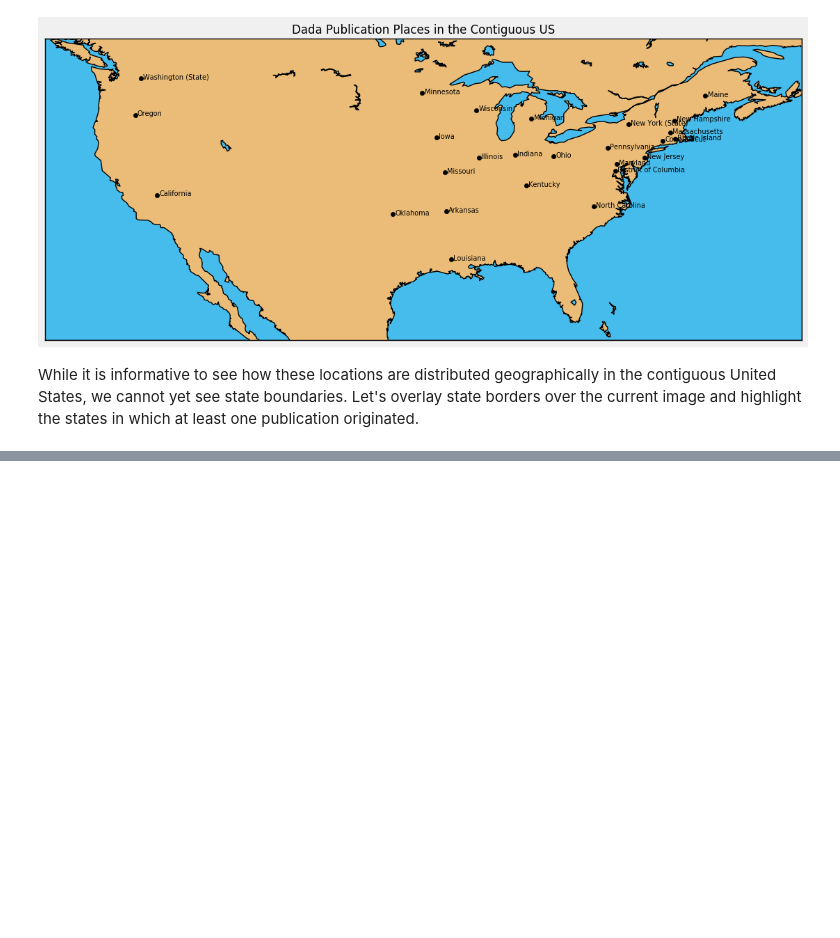
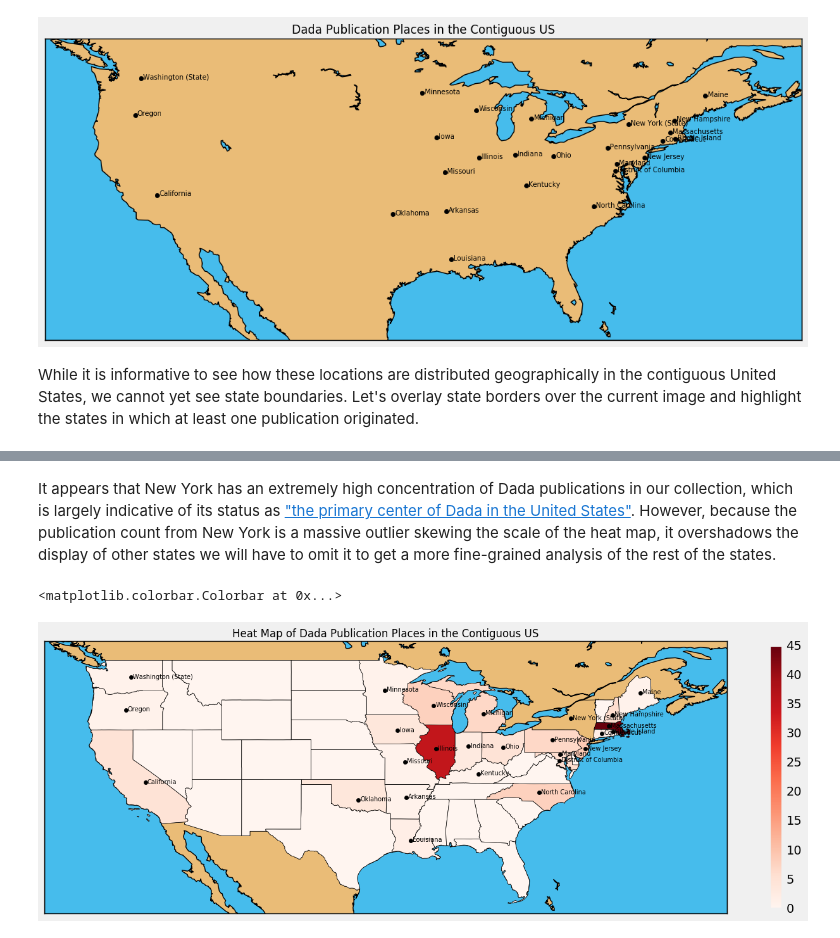
Before and after one commit to ds-modules/Library-HTRC, a Jupyter notebook: 03-mapping/Mapping the Books of the Dadaist Movement.ipynb, the cells around one changed output, grey strips where cells are left out. Cells and saved outputs as stored; diff of their text form; code cells hidden in the pictures; blank space fills up the shorter version.

```diff
--- a/03-mapping/Mapping the Books of the Dadaist Movement.ipynb
+++ b/03-mapping/Mapping the Books of the Dadaist Movement.ipynb
@@ -487,0 +577,45 @@ Because multiple points at the same publication place might be overlaid on top o
+# %% [markdown]
+It appears that New York has an extremely high concentration of Dada publications in our collection, which is largely indicative of its status as ["the primary center of Dada in the United States"](https://en.wikipedia.org/wiki/New_York_Dada). However, because the publication count from New York is a massive outlier skewing the scale of the heat map, it overshadows the display of other states we will have to omit it to get a more fine-grained analysis of the rest of the states.
+# %%
+######################NOTE: NOT CHANGED#######################################################################
+plt.title("Heat Map of Dada Publication Places in the Contiguous US", fontsize=12)
+
+us_locations_map.drawmapboundary(fill_color = "#46bcec") #Fills in the oceans
+us_locations_map.fillcontinents(color = "#eabc77", lake_color="#46bcec") #Defines the continents
+us_locations_map.drawcoastlines()
+
+fig = matplotlib.pyplot.gcf()
+fig.set_size_inches(15.5, 12.5) #Sets the size of the map
+
+lons, lats = us_locations_map(us_locations["Longitude"], us_locations["Latitude"]) #Converts the coordinates to map points
+us_locations_map.scatter(lons, lats, color ="black", zorder=10) #Draws the points on the map
+
+#Labels each point with the location name
+for i in range(0, us_locations.shape[0]):
+    lat_lon = (us_locations["Longitude"][i] + .2, us_locations["Latitude"][i] - .1)
+    plt.annotate(np.array(us_locations["Location Name"])[i], lat_lon, fontsize=7)
+
+#Here we are reading in a shape file, which places state boundary information for our Basemap
+us_locations_map.readshapefile("us_shapefiles/cb_2016_us_state_20m", "us_states")
+###############################################################################################################
+
+ax = plt.gca() # get current axes instance
+cmap = plt.get_cmap('Reds')
+
+#Removing rows that deal with NY
+reduced_shape_table = shape_table[shape_table["State Name"] != "New York"]
+
+pc = PatchCollection(reduced_shape_table["Shapes"], zorder=2)
+norm = Normalize()
+
+pc.set_facecolor(cmap(norm(reduced_shape_table['Count'].fillna(0).values)))
+pc.set_edgecolor("black")
+ax.add_collection(pc)
+
+#Adds colorbar showing the scale
+mapper = matplotlib.cm.ScalarMappable(norm=norm, cmap=cmap)
+mapper.set_array(shape_table['Count'])
+plt.colorbar(mapper, shrink=0.4)
+# %% [output]
+<matplotlib.colorbar.Colorbar at 0x...>
+[figure, added]
```
Also changed, not shown: parts of 12 cells of this notebook, 11 other files.
